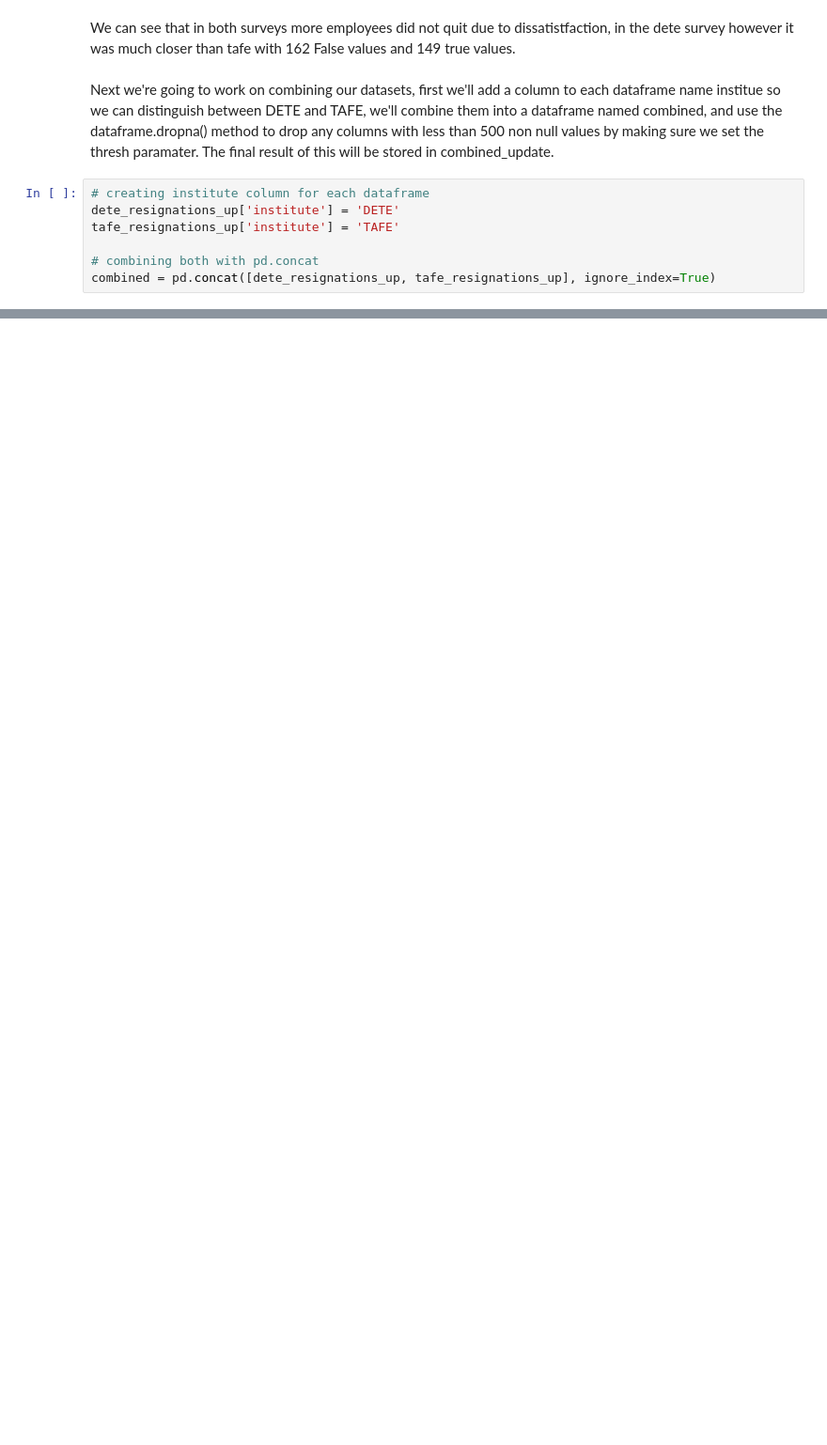
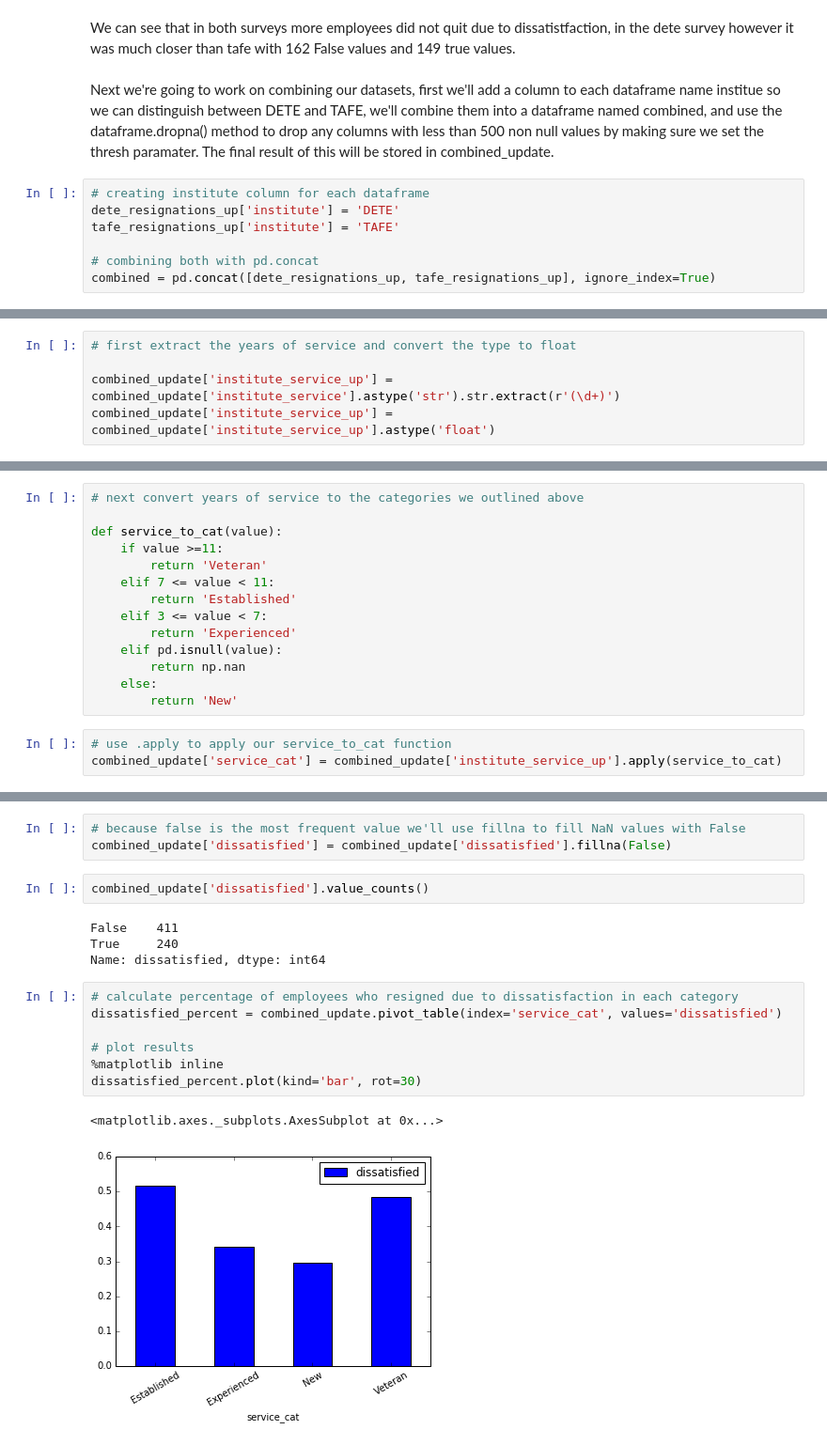
Before and after one commit to nkalpaxis/Analyzing_Employee_Exit_Surveys, a Jupyter notebook: Analyzing_Employee_Exit_Surveys.ipynb, the cells around one changed output, grey strips where cells are left out. Shown: that part at 94% size. Saved outputs shown, nothing was run; the diff lists cells and outputs as text; blank space fills up the shorter version.

```diff
--- a/Analyzing_Employee_Exit_Surveys.ipynb
+++ b/Analyzing_Employee_Exit_Surveys.ipynb
@@ -349,0 +382,5 @@ dtype: int64
+# %%
+# first extract the years of service and convert the type to float
+
+combined_update['institute_service_up'] = combined_update['institute_service'].astype('str').str.extract(r'(\d+)')
+combined_update['institute_service_up'] = combined_update['institute_service_up'].astype('float')
@@ -349,0 +407,17 @@ dtype: int64
+# %%
+# next convert years of service to the categories we outlined above
+
+def service_to_cat(value):
+    if value >=11:
+        return 'Veteran'
+    elif 7 <= value < 11:
+        return 'Established'
+    elif 3 <= value < 7:
+        return 'Experienced'
+    elif pd.isnull(value):
+        return np.nan
+    else:
+        return 'New'
+# %%
+# use .apply to apply our service_to_cat function
+combined_update['service_cat'] = combined_update['institute_service_up'].apply(service_to_cat)
@@ -349,0 +444,19 @@ dtype: int64
+# %%
+# because false is the most frequent value we'll use fillna to fill NaN values with False
+combined_update['dissatisfied'] = combined_update['dissatisfied'].fillna(False)
+# %%
+combined_update['dissatisfied'].value_counts()
+# %% [output]
+False    411
+True     240
+Name: dissatisfied, dtype: int64
+# %%
+# calculate percentage of employees who resigned due to dissatisfaction in each category
+dissatisfied_percent = combined_update.pivot_table(index='service_cat', values='dissatisfied')
+
+# plot results
+%matplotlib inline
+dissatisfied_percent.plot(kind='bar', rot=30)
+# %% [output]
+<matplotlib.axes._subplots.AxesSubplot at 0x...>
+[figure, added]
```
Also changed, not shown: parts of 18 cells of this notebook.
